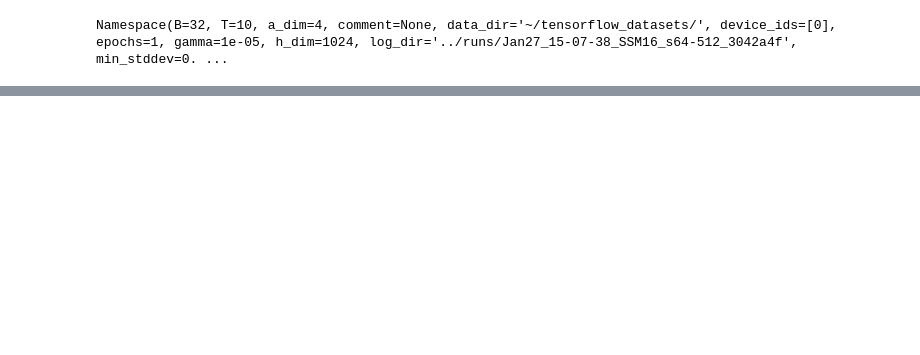
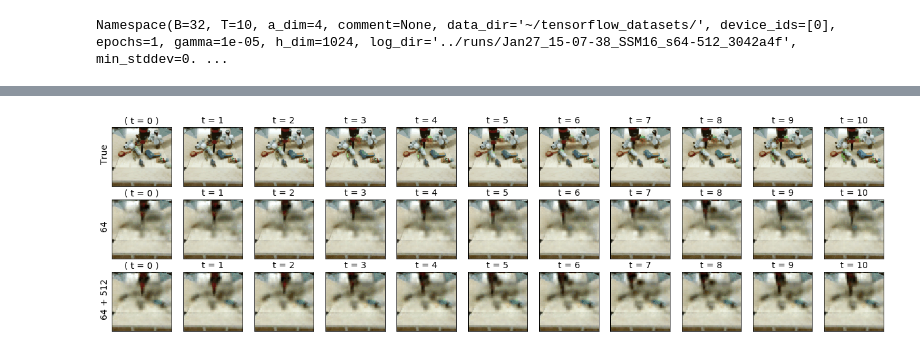
Before and after one commit to naruya/ssm-pixyz, a Jupyter notebook: SSM____/show.ipynb, the cells around one changed output, grey strips where cells are left out. Saved outputs shown, nothing was run; the diff lists cells and outputs as text; code cells hidden in the pictures; blank space fills up the shorter version.

```diff
--- a/SSM____/show.ipynb
+++ b/SSM____/show.ipynb
@@ -184,0 +139,25 @@ plt.show()
+# %%
+gif1 = vread("gif/s64_1000.gif", T=10)[:, 0:64, 0:64]
+gif2 = vread("gif/s64_1000.gif", T=10)[:, 64:128, 0:64]
+gif3 = vread("gif/s64-512_1000.gif", T=10)[:, 64:128, 0:64]
+# %%
+fig = plt.figure(figsize=(22,6))
+ylabel = ["  True", "  64", "  64 + 512"]
+
+for i, gif in enumerate([gif1, gif2, gif3]):
+    subplot = fig.add_subplot(3, 11, i * 11 + 1)
+    subplot.set_xticks([])
+    subplot.set_yticks([])
+    plt.title("( t = 0 )", fontsize=14)
+    plt.ylabel(ylabel[i], fontsize=14)
+    subplot.imshow(gif[0])
+
+    for t in range(10):
+        subplot = fig.add_subplot(3, 11, i * 11 + t+2)
+        subplot.set_xticks([])
+        subplot.set_yticks([])
+        plt.title("t = {}".format(t+1), fontsize=14)
+        subplot.imshow(gif[t])
+plt.show()
+# %% [output]
+[figure, added]
```
Also changed, not shown: parts of 10 cells of this notebook, 3 other files.
